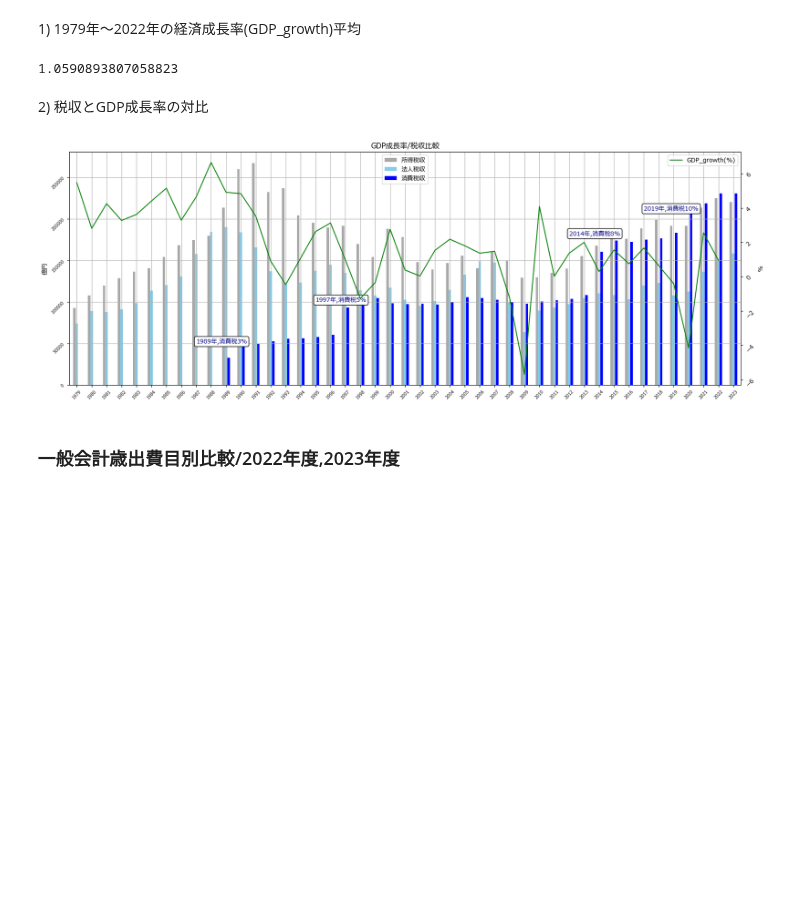
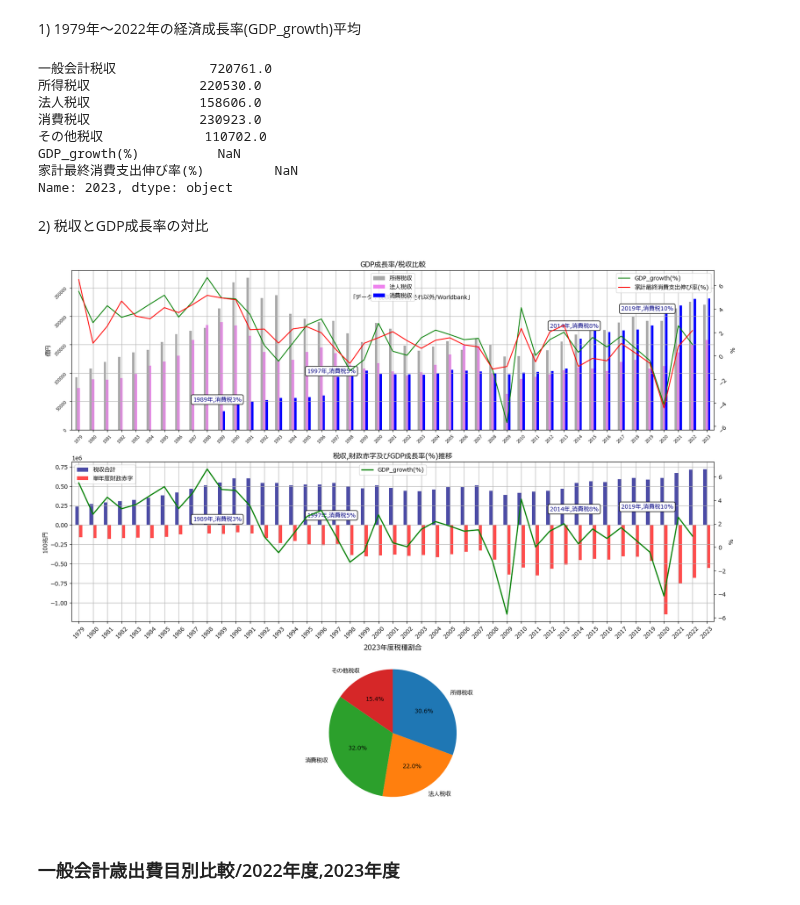
Before and after one commit to Pipikopimame/orbe_public2, a Jupyter notebook: 政府一般会計歳出.ipynb, the cells around one changed output. Saved outputs shown, nothing was run; the diff lists cells and outputs as text; code cells hidden in the pictures; blank space fills up the shorter version.

```diff
--- a/政府一般会計歳出.ipynb
+++ b/政府一般会計歳出.ipynb
@@ -44,4 +57,7 @@ df9 = pd.read_sql(query4,engine)
 df7 = pd.DataFrame({'防衛関係費比率(%)':df3.values},index=df2['year'])
 df8 = pd.DataFrame({'社会保障関係費比率(%)':df5.values},index=df2['year'])
 df10 = pd.read_sql(query6,engine2)
+budget = df.iloc[16:]
+budget.set_index('year',inplace=True)
+budget.drop(columns=['大費目','費目'],inplace=True)
 # %% [output]
@@ -145,36 +172,64 @@ comp.iloc[:10]
 # %% [markdown]
 <p>1) 1979年～2022年の経済成長率(GDP_growth)平均</p>
 # %%
-comp.iloc[10:44,6].mean()
+comp.iloc[44]
 # %% [output]
-1.0590893807058823
+一般会計税収            720761.0
+所得税収              220530.0
+法人税収              158606.0
+消費税収              230923.0
+その他税収             110702.0
+GDP_growth(%)          NaN
+家計最終消費支出伸び率(%)         NaN
+Name: 2023, dtype: object
 # %% [markdown]
 <p>2) 税収とGDP成長率の対比</p>
 # %%
-fig,ax = plt.subplots(1,1,figsize=(20,7))
+fig,ax = plt.subplots(3,1,figsize=(20,17))
 
-ax.tick_params(axis='both',labelsize=7)
-ax2 = ax.twinx()
-ax.set_ylabel('億円')
+ax[0].tick_params(axis='both',labelsize=7)
+ax2 = ax[0].twinx()
+ax[0].set_ylabel('億円')
 ax2.set_ylabel('%')
-ax.set_title('GDP成長率/税収比較')
-ax.annotate('1989年,消費税3%',xy=(8,32699),xytext=(8,50000),color='navy',bbox=dict(boxstyle='round',fc='white'))
-ax.annotate('1997年,消費税5%',xy=(16,99000),xytext=(16,100000),color='navy',bbox=dict(boxstyle='round',fc='white'))
-ax.annotate('2014年,消費税8%',xy=(33,160000),xytext=(33,180000),color='navy',bbox=dict(boxstyle='round',fc='white'))
-ax.annotate('2019年,消費税10%',xy=(38,200000),xytext=(38,210000),color='navy',bbox=dict(boxstyle='round',fc='white'))
-ax.tick_params(axis='both',rotation=45)
+ax[0].set_title('GDP成長率/税収比較')
+ax[0].annotate('1989年,消費税3%',xy=(8,32699),xytext=(8,50000),color='navy',bbox=dict(boxstyle='round',fc='white'))
+ax[0].annotate('1997年,消費税5%',xy=(16,99000),xytext=(16,100000),color='navy',bbox=dict(boxstyle='round',fc='white'))
+ax[0].annotate('2014年,消費税8%',xy=(33,160000),xytext=(33,180000),color='navy',bbox=dict(boxstyle='round',fc='white'))
+ax[0].annotate('2019年,消費税10%',xy=(38,200000),xytext=(38,210000),color='navy',bbox=dict(boxstyle='round',fc='white'))
+ax[0].annotate('「データ：税収/財務省,それ以外/Worldbank」',xy=(22,200000),xytext=(19,230000),color='black')
+ax[0].tick_params(axis='both',rotation=45)
 ax2.tick_params(axis='both',rotation=45)
-colors = ['darkgrey','skyblue','blue']
-comp.iloc[0:,[1,2,3]].plot(ax=ax,kind='bar',color=colors)
-comp.iloc[0:,[5]].plot(ax=ax2,kind='line',color='green')
+colors = ['darkgrey','violet','blue']
+colors2 = ['green','red']
+comp.iloc[0:,[1,2,3]].plot(ax=ax[0],kind='bar',color=colors)
+comp.iloc[0:,[5,6]].plot(ax=ax2,kind='line',color=colors2)
 #df12.iloc[0:,[0]].plot(ax=ax2,kind='line',color='green')
-ax.legend(loc='upper center',bbox_to_anchor=(0.5,1))
-ax.grid(True)
-ax.set_xticklabels(comp.index,rotation=45)
+ax[0].legend(loc='upper center',bbox_to_anchor=(0.5,1))
+ax[0].grid(True)
+ax[0].set_xticklabels(comp.index,rotation=45)
 
-plt.show()
+colors3 = ['navy','red']
+comp.iloc[0:,[0,8]].plot(ax=ax[1],kind='bar',color=colors3,alpha=0.7)
+ax3 = ax[1].twinx()
+comp.iloc[0:,[5]].plot(ax=ax3,kind='line',color='green',linewidth=2)
+ax[1].annotate('1989年,消費税3%',xy=(8,32699),xytext=(8,50000),color='navy',bbox=dict(boxstyle='round',fc='white'))
+ax[1].annotate('1997年,消費税5%',xy=(16,99000),xytext=(16,100000),color='navy',bbox=dict(boxstyle='round',fc='white'))
+ax[1].annotate('2014年,消費税8%',xy=(33,160000),xytext=(33,180000),color='navy',bbox=dict(boxstyle='round',fc='white'))
+ax[1].annotate('2019年,消費税10%',xy=(38,200000),xytext=(38,210000),color='navy',bbox=dict(boxstyle='round',fc='white'))
+ax[1].set_title('税収,財政赤字及びGDP成長率(%)推移')
+ax[1].grid(True)
+ax[1].set_xticklabels(comp.index,rotation=45)
+ax[1].set_ylabel('100兆円')
+ax3.set_ylabel('%')
+ax3.legend(loc='upper center',bbox_to_anchor=(0.5,1))
+
+comp.iloc[44,[1,2,3,4]].plot(ax=ax[2],kind='pie',startangle=90,counterclock=False,autopct='%1.1f%%')
+ax[2].set_title('2023年度税種割合')
+ax[2].axis('off')
+fig.show()
+plt.savefig('tax.png')
 # %% [output]
-[figure, old version]
+[figure, new version]
 # %% [markdown]
 <h3>一般会計歳出費目別比較/2022年度,2023年度</h3>
 # %%
```
Also changed, not shown: parts of 8 cells of this notebook.
